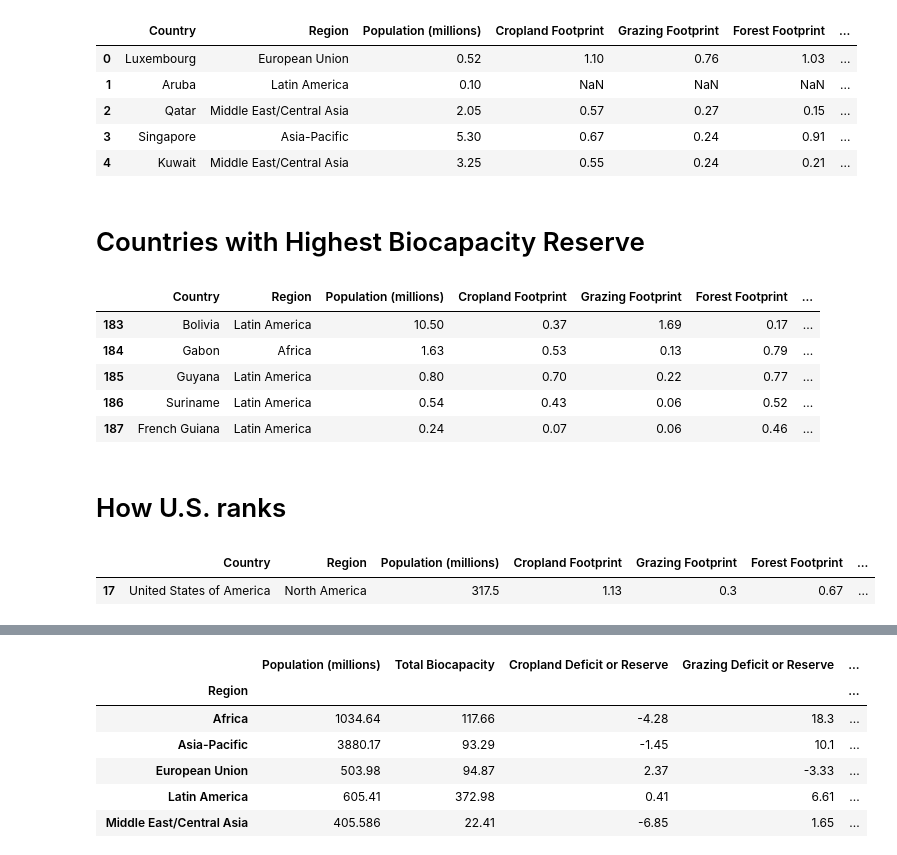
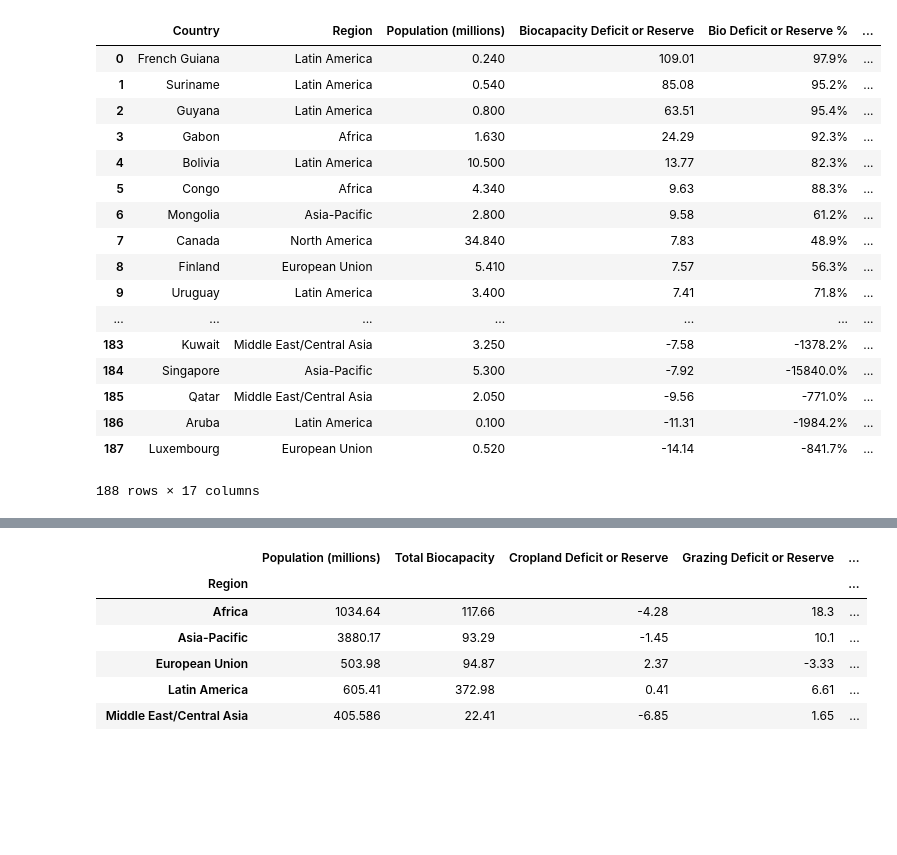
Before and after one commit to limbz-sami/Eco_footprint, a Jupyter notebook: footprint_v_biocapacity.ipynb, the cells around one changed output, grey strips where cells are left out. Cells and saved outputs as stored; diff of their text form; code cells hidden in the pictures; blank space fills up the shorter version.

Commit message:
cleaned data and removed unneccessary code

```diff
--- a/footprint_v_biocapacity.ipynb
+++ b/footprint_v_biocapacity.ipynb
@@ -17,35 +20,34 @@ my_df = pd.DataFrame(eco_csv.iloc[:,[0,1,2,5,6,7,8,9,10,11,12,13,14,15,16,17]])
 # %%
-my_df['Bio Deficit or Reserve %'] = my_df['Biocapacity Deficit or Reserve']/my_df['Total Biocapacity'] * 100
+# New dataframe with only Footprint and Biocapacity Reserve/Deficit
+my_df = pd.DataFrame(eco_csv.iloc[:,[0,1,2,17,5,6,7,8,9,10,11,12,13,14,15,16]])
+
+new_col = my_df['Biocapacity Deficit or Reserve']/my_df['Total Biocapacity'] * 100
+my_df.insert(loc=4, column='Bio Deficit or Reserve %', value=new_col)
 my_df['Bio Deficit or Reserve %'] = my_df['Bio Deficit or Reserve %'].map('{:.1f}%'.format)
-# my_df['Footprint per Million Persons'] = my_df['Total Ecological Footprint'] / my_df['Population (millions)']
-# my_df['Footprint per Million Persons'] = my_df['Footprint per Million Persons'].map('{:.2f}'.format)
 
-eco_sort = my_df.sort_values('Biocapacity Deficit or Reserve')
+eco_sort = my_df.sort_values('Biocapacity Deficit or Reserve', ascending=False)
 eco_sort.reset_index(inplace=True, drop=True)
-eco_sort.head()
+eco_sort
 # %% [output]
-|  | Country | Region | Population (millions) | Cropland Footprint | Grazing Footprint | Forest Footprint | ... |
-| 0 | Luxembourg | European Union | 0.52 | 1.10 | 0.76 | 1.03 | ... |
-| 1 | Aruba | Latin America | 0.10 | NaN | NaN | NaN | ... |
-| 2 | Qatar | Middle East/Central Asia | 2.05 | 0.57 | 0.27 | 0.15 | ... |
-| 3 | Singapore | Asia-Pacific | 5.30 | 0.67 | 0.24 | 0.91 | ... |
-| 4 | Kuwait | Middle East/Central Asia | 3.25 | 0.55 | 0.24 | 0.21 | ... |
+|  | Country | Region | Population (millions) | Biocapacity Deficit or Reserve | Bio Deficit or Reserve % | ... |
+| 0 | French Guiana | Latin America | 0.240 | 109.01 | 97.9% | ... |
+| 1 | Suriname | Latin America | 0.540 | 85.08 | 95.2% | ... |
+| 2 | Guyana | Latin America | 0.800 | 63.51 | 95.4% | ... |
+| 3 | Gabon | Africa | 1.630 | 24.29 | 92.3% | ... |
+| 4 | Bolivia | Latin America | 10.500 | 13.77 | 82.3% | ... |
+| 5 | Congo | Africa | 4.340 | 9.63 | 88.3% | ... |
+| 6 | Mongolia | Asia-Pacific | 2.800 | 9.58 | 61.2% | ... |
+| 7 | Canada | North America | 34.840 | 7.83 | 48.9% | ... |
+| 8 | Finland | European Union | 5.410 | 7.57 | 56.3% | ... |
+| 9 | Uruguay | Latin America | 3.400 | 7.41 | 71.8% | ... |
+| ... | ... | ... | ... | ... | ... | ... |
+| 183 | Kuwait | Middle East/Central Asia | 3.250 | -7.58 | -1378.2% | ... |
+| 184 | Singapore | Asia-Pacific | 5.300 | -7.92 | -15840.0% | ... |
+| 185 | Qatar | Middle East/Central Asia | 2.050 | -9.56 | -771.0% | ... |
+| 186 | Aruba | Latin America | 0.100 | -11.31 | -1984.2% | ... |
+| 187 | Luxembourg | European Union | 0.520 | -14.14 | -841.7% | ... |
+188 rows × 17 columns
-# %% [markdown]
-# Countries with Highest Biocapacity Reserve
-# %%
-eco_sort.tail()
-# %% [output]
-|  | Country | Region | Population (millions) | Cropland Footprint | Grazing Footprint | Forest Footprint | ... |
-| 183 | Bolivia | Latin America | 10.50 | 0.37 | 1.69 | 0.17 | ... |
-| 184 | Gabon | Africa | 1.63 | 0.53 | 0.13 | 0.79 | ... |
-| 185 | Guyana | Latin America | 0.80 | 0.70 | 0.22 | 0.77 | ... |
-| 186 | Suriname | Latin America | 0.54 | 0.43 | 0.06 | 0.52 | ... |
-| 187 | French Guiana | Latin America | 0.24 | 0.07 | 0.06 | 0.46 | ... |
-# %% [markdown]
-# How U.S. ranks
 # %%
-index_us = eco_sort.loc[eco_sort["Country"] == "United States of America",:]
-index_us
+# How U.S. ranks
+# index_us = eco_sort.loc[eco_sort["Country"] == "United States of America",:]
+# index_us
-# %% [output]
-|  | Country | Region | Population (millions) | Cropland Footprint | Grazing Footprint | Forest Footprint | ... |
-| 17 | United States of America | North America | 317.5 | 1.13 | 0.3 | 0.67 | ... |
```
Also changed, not shown: parts of 22 cells of this notebook.
